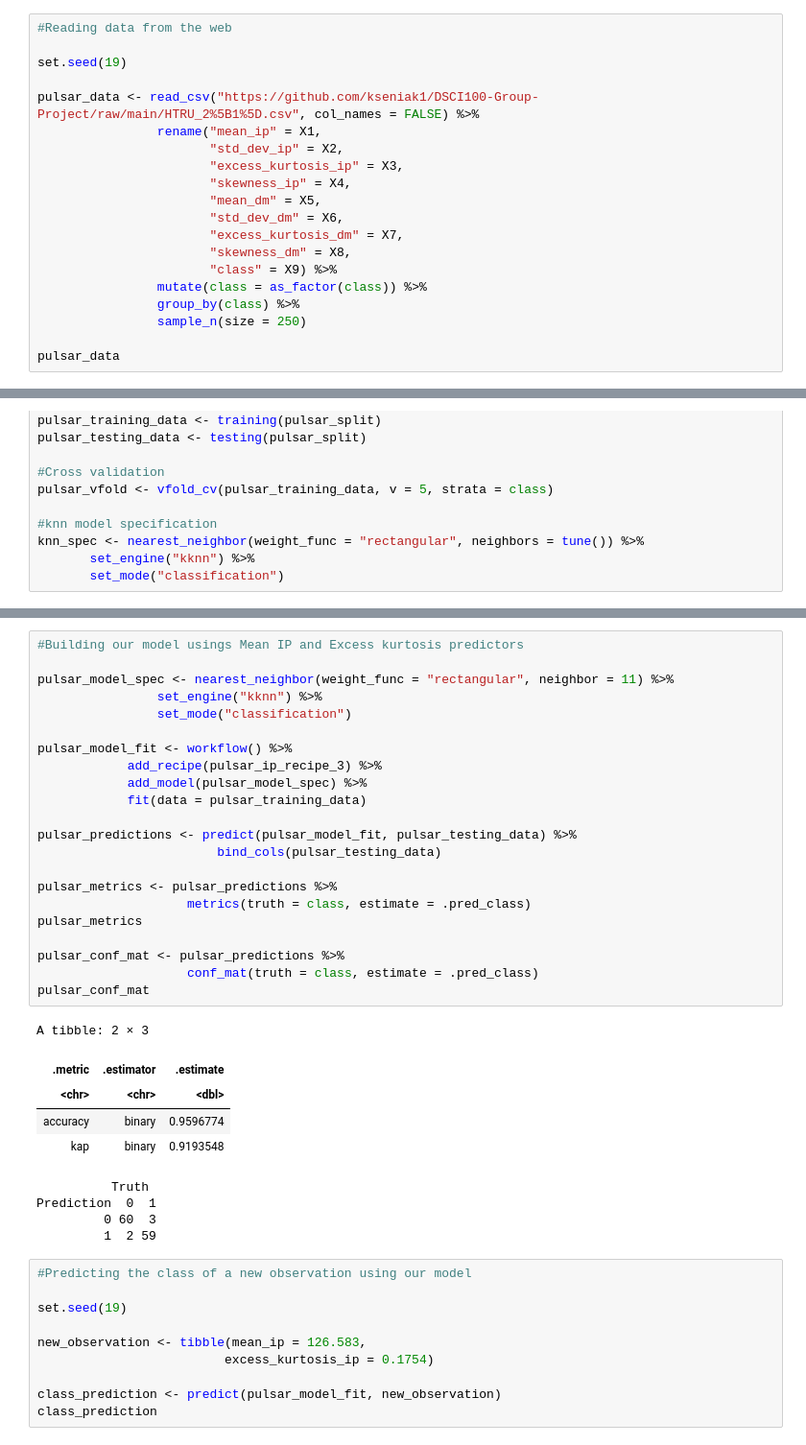
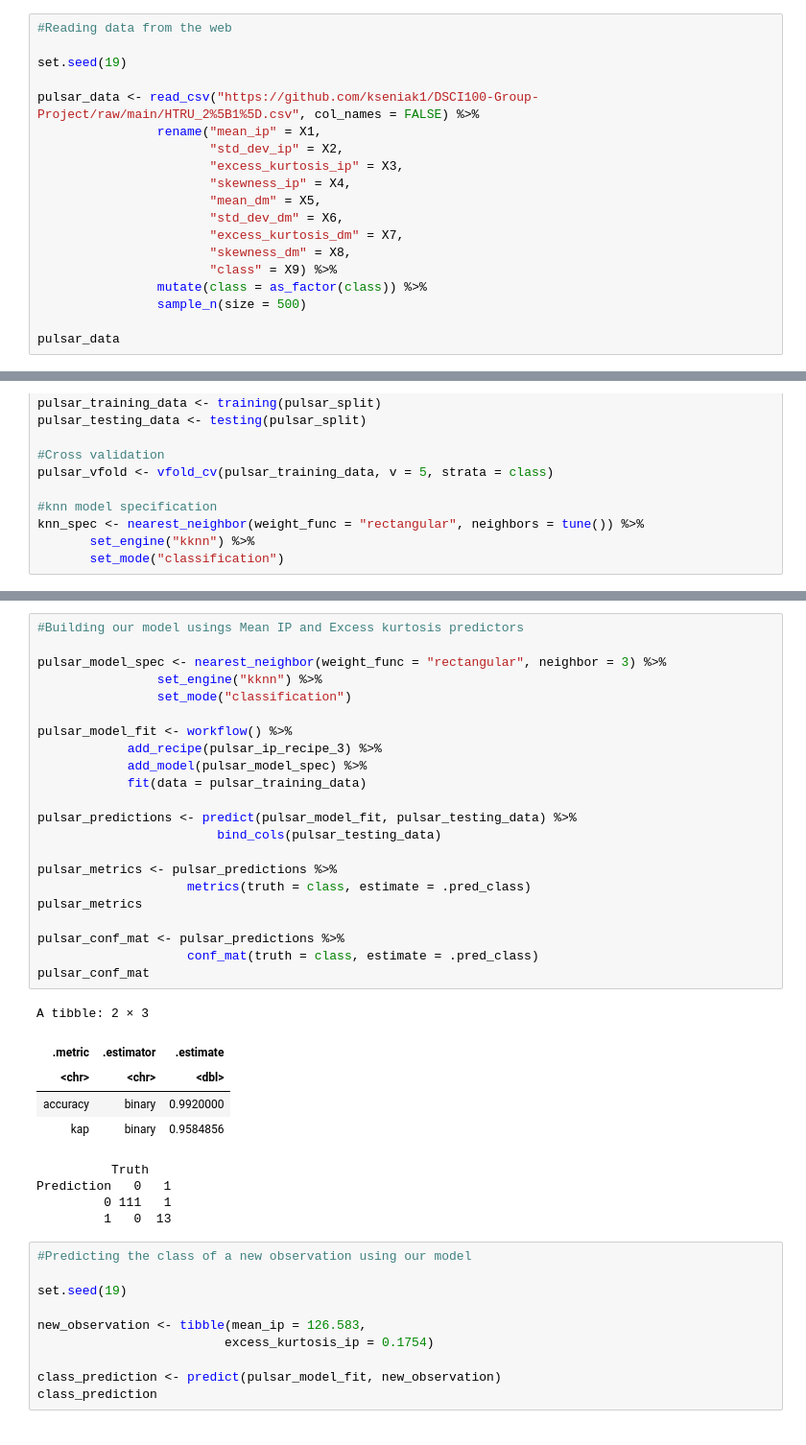
Before and after one commit to kseniak1/DSCI100-Project, a Jupyter notebook: Avishka_notebook.ipynb, the cells around one changed output, grey strips where cells are left out. Shown at 96% size. Drawn from its saved outputs; the diff is of its cells as text.

```diff
--- a/Avishka_notebook.ipynb
+++ b/Avishka_notebook.ipynb
@@ -91,8 +103,7 @@ pulsar_data <- read_csv("https://github.com/kseniak1/DSCI100-Group-Project/raw/m
                        "skewness_dm" = X8,
                        "class" = X9) %>%
                 mutate(class = as_factor(class)) %>%
-                group_by(class) %>%
-                sample_n(size = 250)
+                sample_n(size = 500)
 
 pulsar_data
 # %% [output]
@@ -386,35 +397,35 @@ A tibble: 6 × 3
 # %%
 #Building our model usings Mean IP and Excess kurtosis predictors
 
-pulsar_model_spec <- nearest_neighbor(weight_func = "rectangular", neighbor = 11) %>%
+pulsar_model_spec <- nearest_neighbor(weight_func = "rectangular", neighbor = 3) %>%
                 set_engine("kknn") %>%
                 set_mode("classification")
 
 pulsar_model_fit <- workflow() %>%
             add_recipe(pulsar_ip_recipe_3) %>%
             add_model(pulsar_model_spec) %>%
             fit(data = pulsar_training_data)
 
 pulsar_predictions <- predict(pulsar_model_fit, pulsar_testing_data) %>%
                         bind_cols(pulsar_testing_data)
 
 pulsar_metrics <- pulsar_predictions %>%
                     metrics(truth = class, estimate = .pred_class)
 pulsar_metrics
 
 pulsar_conf_mat <- pulsar_predictions %>%
                     conf_mat(truth = class, estimate = .pred_class)
 pulsar_conf_mat
 # %% [output]
 A tibble: 2 × 3
 | .metric | .estimator | .estimate |
 | <chr> | <chr> | <dbl> |
-| accuracy | binary | 0.9596774 |
-| kap | binary | 0.9193548 |
+| accuracy | binary | 0.9920000 |
+| kap | binary | 0.9584856 |
           Truth
-Prediction  0  1
-         0 60  3
-         1  2 59
+Prediction   0   1
+         0 111   1
+         1   0  13
 # %%
 #Predicting the class of a new observation using our model
 
```
Also changed, not shown: parts of 15 cells of this notebook.
